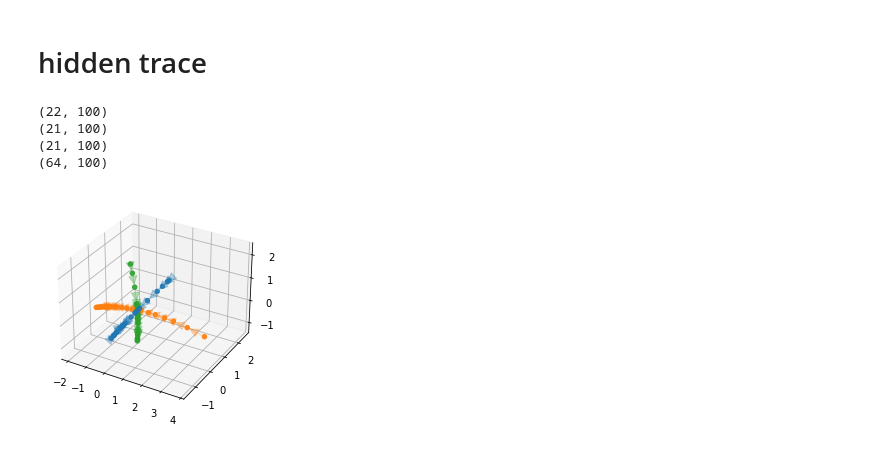
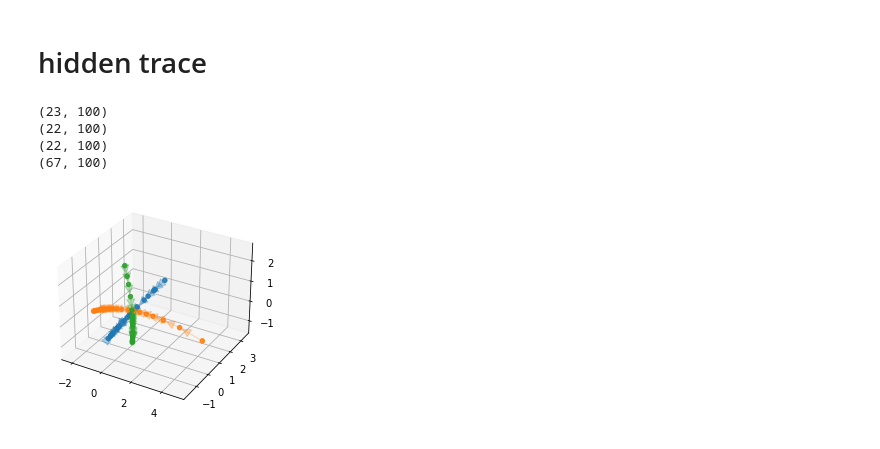
Before and after one commit to thomasaimondy/EAST, a Jupyter notebook: plot/Untitled.ipynb, the cells around one changed output. Saved outputs shown, nothing was run; the diff lists cells and outputs as text; code cells hidden in the pictures.

```diff
--- a/plot/Untitled.ipynb
+++ b/plot/Untitled.ipynb
@@ -53,19 +53,19 @@ task3 = np.array(task3)
 y = []
 for i in range(0,task1.shape[0],20):
     y.append(task1[i:i+20,:,:].mean(0))
-task1 = np.array(y)[1:len(y)//2]
+task1 = np.array(y)[:len(y)//2]
 task1 = task1.mean(1)
 print(task1.shape)
 y = []
 for i in range(0,task2.shape[0],20):
     y.append(task2[i:i+20,:,:].mean(0))
-task2 = np.array(y)[1:len(y)//2]
+task2 = np.array(y)[:len(y)//2]
 task2 = task2.mean(1)
 print(task2.shape)
 y = []
 for i in range(0,task3.shape[0],20):
     y.append(task3[i:i+20,:,:].mean(0))
-task3 = np.array(y)[1:len(y)//2]
+task3 = np.array(y)[:len(y)//2]
 task3 = task3.mean(1)
 print(task3.shape)
 
@@ -92,37 +92,37 @@ for i in range(0,X1.shape[0]-1):
 
 j=1
 # ax = plt.axes(projection='3d')  # 设置三维轴
 X1 = x3[:,0]
 Y1 = x3[:,1]
 Z1 = x3[:,2]
 ax.scatter3D(X1, Y1, Z1,color=colors[j],alpha=.9)  # 三个数组对应三个维度（三个数组中的数一一对应）
 for i in range(0,X1.shape[0]-1):
     a1 = Arrow3D([X1[i],X1[i+1]],[Y1[i],Y1[i+1]],[Z1[i],Z1[i+1]], mutation_scale=20, lw=1, arrowstyle="-|>", color=colors[j], alpha=.3)#, linestyle="dashed")
     ax.add_artist(a1)
 # ax.view_init(elev=30, azim=-50)
 # plt.show()
 
 j=2
 # ax = plt.axes(projection='3d')  # 设置三维轴
 X1 = x4[:,0]
 Y1 = x4[:,1]
 Z1 = x4[:,2]
 ax.scatter3D(X1, Y1, Z1,color=colors[j],alpha=.9)  # 三个数组对应三个维度（三个数组中的数一一对应）
 for i in range(0,X1.shape[0]-1):
     a1 = Arrow3D([X1[i],X1[i+1]],[Y1[i],Y1[i+1]],[Z1[i],Z1[i+1]], mutation_scale=20, lw=1, arrowstyle="-|>", color=colors[j], alpha=.3)#, linestyle="dashed")
     ax.add_artist(a1)
 # ax.view_init(elev=30, azim=-50)
 # plt.show()
 
 # ax.add_artist(a1)
 # ax.view_init(elev=30, azim=-50)
-# plt.savefig('C:\code\EDF图\incremental/iso123_20220507.svg')
+plt.savefig('E:\WPS同步文件夹\EAST\最新整理版本-20220507\Fig/wP_regionB.svg')
 plt.show()
 # %% [output]
+(23, 100)
 (22, 100)
-(21, 100)
-(21, 100)
-(64, 100)
+(22, 100)
+(67, 100)
-[figure, old version]
+[figure, new version]
 # %%
 # test
```
Also changed, not shown: parts of 20 cells of this notebook.
